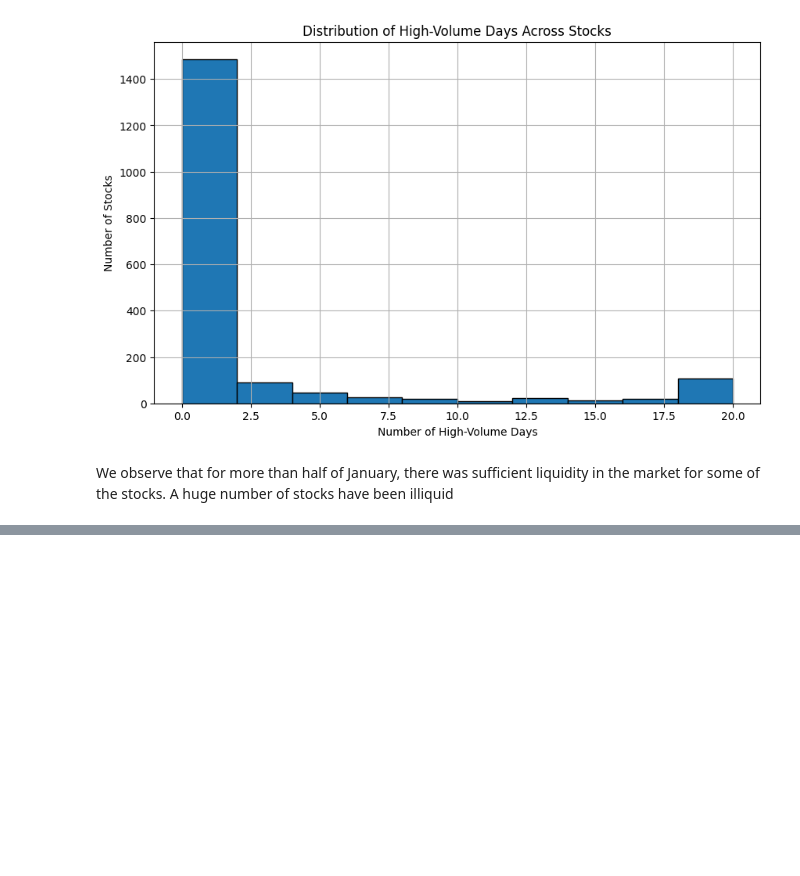
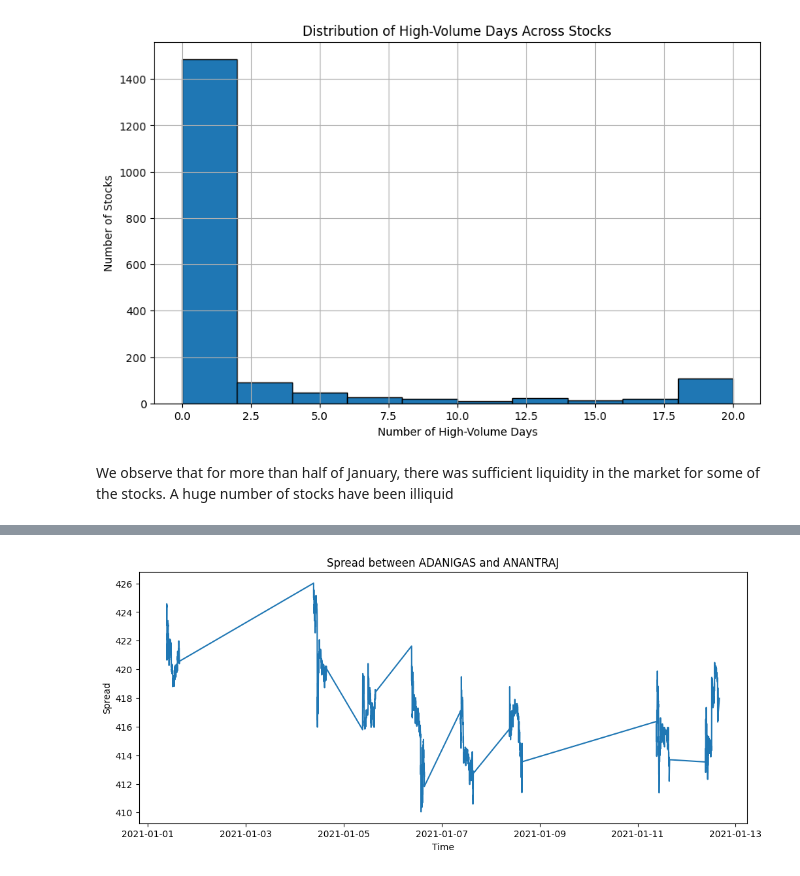
Before and after one commit to NEERAJISM/Capstone, a Jupyter notebook: pair_selection/pair_select.ipynb, the cells around one changed output, grey strips where cells are left out. Drawn from its saved outputs; the diff is of its cells as text; code cells hidden in the pictures; blank space fills up the shorter version.

Commit message:
feat: pair selection strategy

```diff
--- a/pair_selection/pair_select.ipynb
+++ b/pair_selection/pair_select.ipynb
@@ -79,6 +80,7 @@ def get_stock_data(
         df = pd.read_csv(Path(DATA_DIR) / f"{ticker}.csv")
         df.columns = [col.strip('<> ').strip() for col in df.columns]
         df["datetime"] = pd.to_datetime(df["date"] + " " + df["time"], format="%m/%d/%Y %H:%M:%S")
+        df = df.sort_values(by="datetime")
         df = df.rename(columns={"o/i": "open_interest"})
         df = df.drop(columns=["ticker", "date", "time"], errors="ignore")
         df = df.set_index("datetime")
@@ -152,6 +154,13 @@ from statsmodels.regression.linear_model import OLS
 from statsmodels.tools.tools import add_constant
 
 def calculate_half_life(price_series):
+    """
+    Calculates the half-life of mean reversion for a price series using linear regression.
+
+    Reference:
+        Chan, E. P. (2013). Algorithmic Trading: Winning Strategies and Their Rationale.
+        John Wiley & Sons.
+    """
     delta_p = price_series.diff().dropna()
     p_lag = price_series.shift(1).dropna()
 
@@ -276,0 +276,10 @@ ImportError: Numba needs NumPy 2.2 or less. Got NumPy 2.3.
+# %%
+from collections import defaultdict
+
+clustered_tickers = defaultdict(list)
+for ticker, label in zip(tickers, labels):
+    clustered_tickers[label].append(ticker)
+
+for label in sorted(clustered_tickers):
+    print(f"\nCluster {label} ({len(clustered_tickers[label])} tickers):")
+    print(", ".join(clustered_tickers[label]))
@@ -276,0 +354,7 @@ ImportError: Numba needs NumPy 2.2 or less. Got NumPy 2.3.
+# %%
+good_pairs = [
+    r for r in pair_results
+    if r['cointegration_pvalue'] < 0.05 and r['spread_adf_pvalue'] < 0.05
+]
+#  sort by (1) p-value, (2) spread_std, (3) cluster size
+good_pairs = sorted(good_pairs, key=lambda r: (r['cointegration_pvalue'], -r['spread_std']))
@@ -276,0 +375,18 @@ ImportError: Numba needs NumPy 2.2 or less. Got NumPy 2.3.
+# %%
+pair = good_pairs[0]['pair']
+s1 = dfs[pair[0]]['close']
+s2 = dfs[pair[1]]['close']
+joined = pd.concat([s1, s2], axis=1, join='inner').dropna()
+y = joined.iloc[:,0].values
+x = joined.iloc[:,1].values
+beta = OLS(y, add_constant(x)).fit().params[1]
+spread = y - beta * x
+
+plt.figure(figsize=(12,5))
+plt.plot(joined.index, spread)
+plt.title(f"Spread between {pair[0]} and {pair[1]}")
+plt.xlabel("Time")
+plt.ylabel("Spread")
+plt.show()
+# %% [output]
+[figure, added]
```
Also changed, not shown: parts of 8 cells of this notebook, 1 other file.
